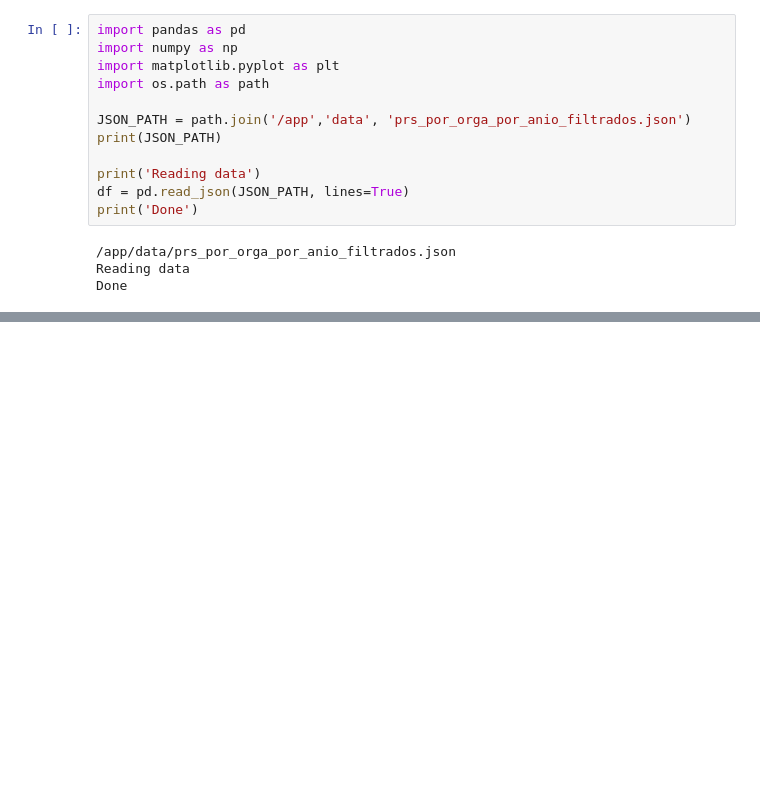
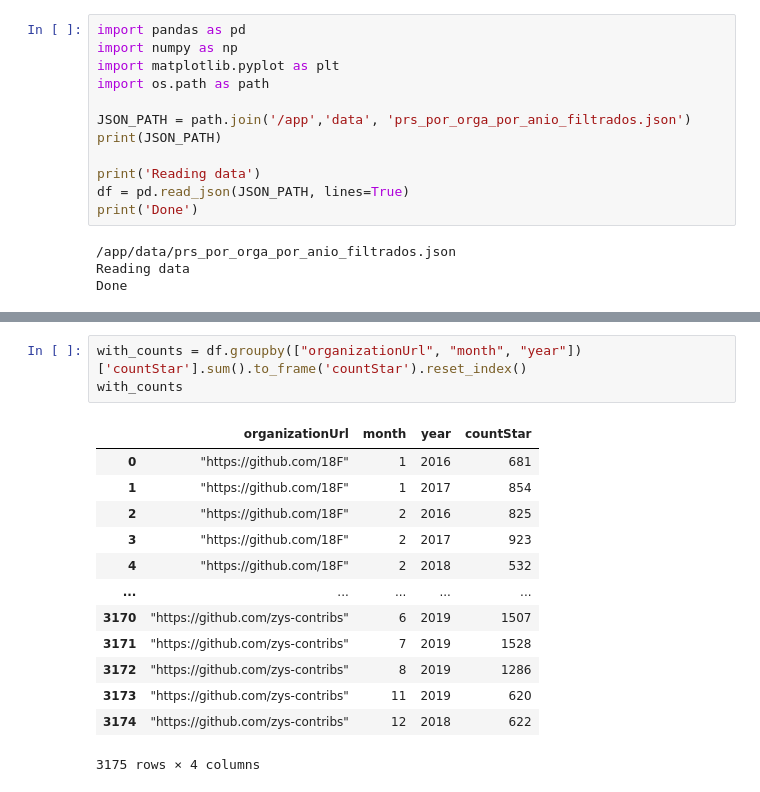
Before and after one commit to mnmallea/tp_procesamiento_seniales, a Jupyter notebook: notebooks/prueba.ipynb, the cells around one changed output, grey strips where cells are left out. Saved outputs shown, nothing was run; the diff lists cells and outputs as text; blank space fills up the shorter version.

```diff
--- a/notebooks/prueba.ipynb
+++ b/notebooks/prueba.ipynb
@@ -64,0 +28,17 @@ pd.pivot_table(df, values='countStar', index=['year', 'month'], columns=['organi
+# %%
+with_counts = df.groupby(["organizationUrl", "month", "year"])['countStar'].sum().to_frame('countStar').reset_index()
+with_counts
+# %% [output]
+|  | organizationUrl | month | year | countStar |
+| 0 | "https://github.com/18F" | 1 | 2016 | 681 |
+| 1 | "https://github.com/18F" | 1 | 2017 | 854 |
+| 2 | "https://github.com/18F" | 2 | 2016 | 825 |
+| 3 | "https://github.com/18F" | 2 | 2017 | 923 |
+| 4 | "https://github.com/18F" | 2 | 2018 | 532 |
+| ... | ... | ... | ... | ... |
+| 3170 | "https://github.com/zys-contribs" | 6 | 2019 | 1507 |
+| 3171 | "https://github.com/zys-contribs" | 7 | 2019 | 1528 |
+| 3172 | "https://github.com/zys-contribs" | 8 | 2019 | 1286 |
+| 3173 | "https://github.com/zys-contribs" | 11 | 2019 | 620 |
+| 3174 | "https://github.com/zys-contribs" | 12 | 2018 | 622 |
+3175 rows × 4 columns
```
Also changed, not shown: parts of 4 cells of this notebook.
